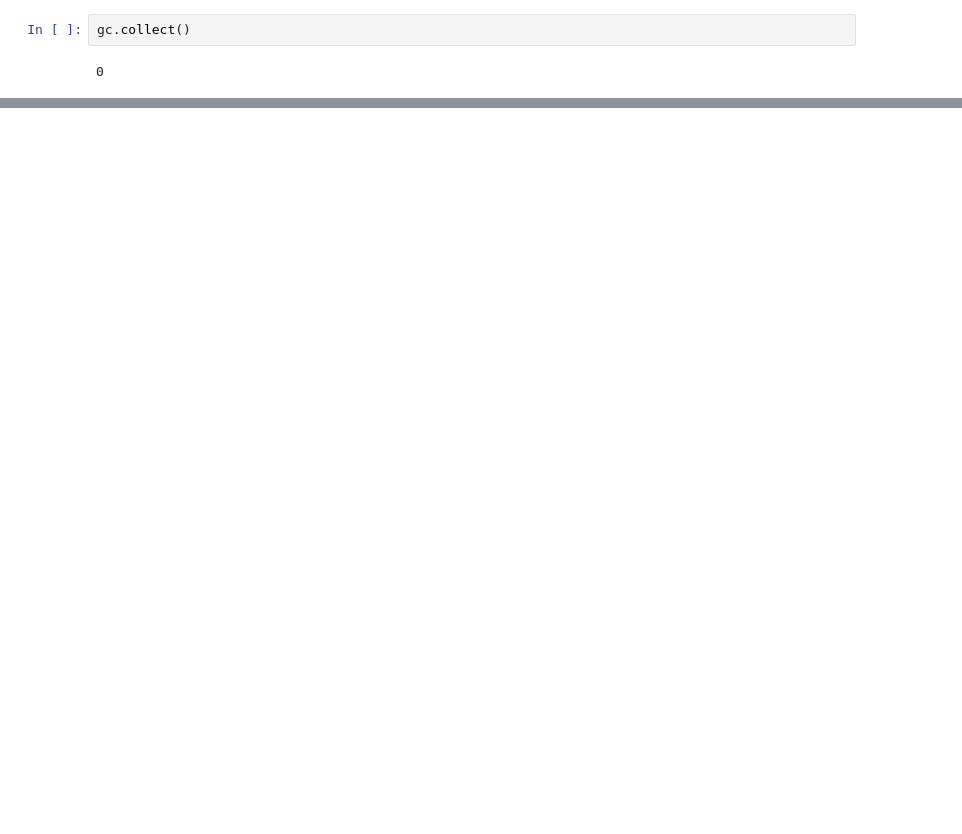
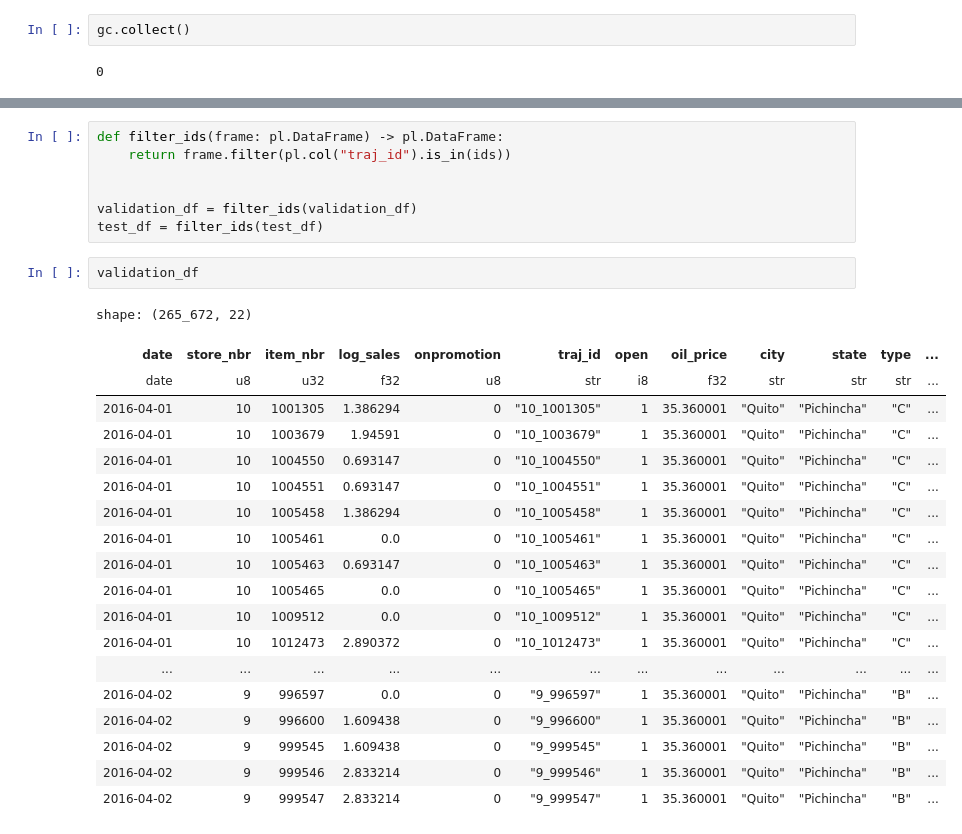
Before and after one commit to aaarrti/temporal_fusion_transformer, a Jupyter notebook: notebooks/favorita_data.ipynb, the cells around one changed output, grey strips where cells are left out. Cells and saved outputs as stored; diff of their text form; blank space fills up the shorter version.

```diff
--- a/notebooks/favorita_data.ipynb
+++ b/notebooks/favorita_data.ipynb
@@ -171,0 +101,29 @@ temporal.select("store_nbr").collect().dtypes
+# %%
+def filter_ids(frame: pl.DataFrame) -> pl.DataFrame:
+    return frame.filter(pl.col("traj_id").is_in(ids))
+
+
+validation_df = filter_ids(validation_df)
+test_df = filter_ids(test_df)
+# %%
+validation_df
+# %% [output]
+shape: (265_672, 22)
+| date | store_nbr | item_nbr | log_sales | onpromotion | traj_id | open | oil_price | city | state | type | ... |
+| date | u8 | u32 | f32 | u8 | str | i8 | f32 | str | str | str | ... |
+| 2016-04-01 | 10 | 1001305 | 1.386294 | 0 | "10_1001305" | 1 | 35.360001 | "Quito" | "Pichincha" | "C" | ... |
+| 2016-04-01 | 10 | 1003679 | 1.94591 | 0 | "10_1003679" | 1 | 35.360001 | "Quito" | "Pichincha" | "C" | ... |
+| 2016-04-01 | 10 | 1004550 | 0.693147 | 0 | "10_1004550" | 1 | 35.360001 | "Quito" | "Pichincha" | "C" | ... |
+| 2016-04-01 | 10 | 1004551 | 0.693147 | 0 | "10_1004551" | 1 | 35.360001 | "Quito" | "Pichincha" | "C" | ... |
+| 2016-04-01 | 10 | 1005458 | 1.386294 | 0 | "10_1005458" | 1 | 35.360001 | "Quito" | "Pichincha" | "C" | ... |
+| 2016-04-01 | 10 | 1005461 | 0.0 | 0 | "10_1005461" | 1 | 35.360001 | "Quito" | "Pichincha" | "C" | ... |
+| 2016-04-01 | 10 | 1005463 | 0.693147 | 0 | "10_1005463" | 1 | 35.360001 | "Quito" | "Pichincha" | "C" | ... |
+| 2016-04-01 | 10 | 1005465 | 0.0 | 0 | "10_1005465" | 1 | 35.360001 | "Quito" | "Pichincha" | "C" | ... |
+| 2016-04-01 | 10 | 1009512 | 0.0 | 0 | "10_1009512" | 1 | 35.360001 | "Quito" | "Pichincha" | "C" | ... |
+| 2016-04-01 | 10 | 1012473 | 2.890372 | 0 | "10_1012473" | 1 | 35.360001 | "Quito" | "Pichincha" | "C" | ... |
+| ... | ... | ... | ... | ... | ... | ... | ... | ... | ... | ... | ... |
+| 2016-04-02 | 9 | 996597 | 0.0 | 0 | "9_996597" | 1 | 35.360001 | "Quito" | "Pichincha" | "B" | ... |
+| 2016-04-02 | 9 | 996600 | 1.609438 | 0 | "9_996600" | 1 | 35.360001 | "Quito" | "Pichincha" | "B" | ... |
+| 2016-04-02 | 9 | 999545 | 1.609438 | 0 | "9_999545" | 1 | 35.360001 | "Quito" | "Pichincha" | "B" | ... |
+| 2016-04-02 | 9 | 999546 | 2.833214 | 0 | "9_999546" | 1 | 35.360001 | "Quito" | "Pichincha" | "B" | ... |
+| 2016-04-02 | 9 | 999547 | 2.833214 | 0 | "9_999547" | 1 | 35.360001 | "Quito" | "Pichincha" | "B" | ... |
```
Also changed, not shown: parts of 14 cells of this notebook, 27 other files.
